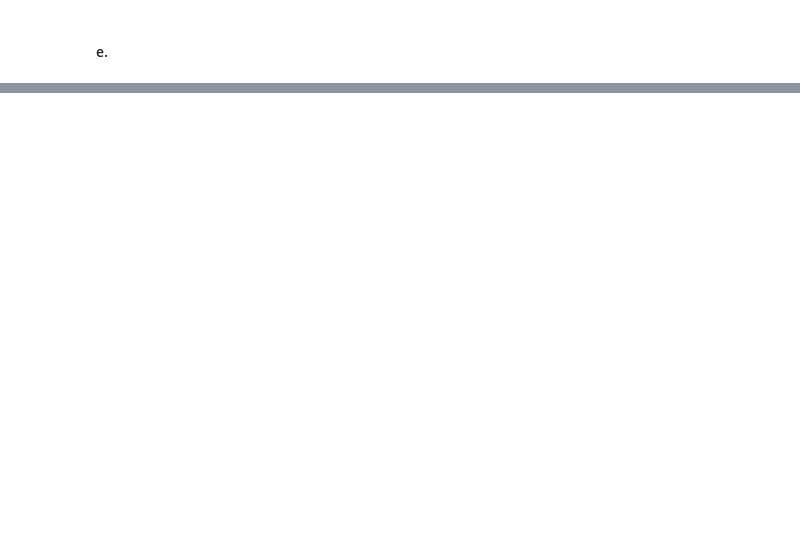
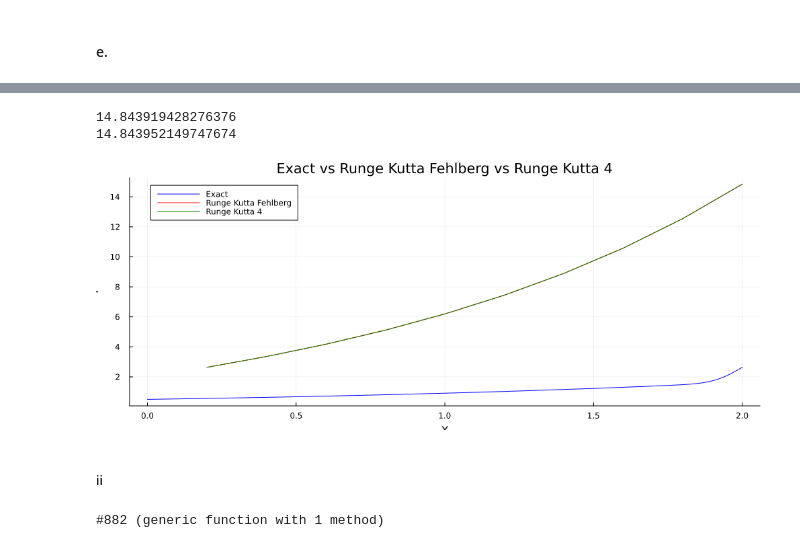
Before and after one commit to DaveAlsina/8tavoSemestre, a Jupyter notebook: numerico/taller2/taller2solucion_new.ipynb, the cells around one changed output, grey strips where cells are left out. Cells and saved outputs as stored; diff of their text form; code cells hidden in the pictures; blank space fills up the shorter version.

```diff
--- a/numerico/taller2/taller2solucion_new.ipynb
+++ b/numerico/taller2/taller2solucion_new.ipynb
@@ -706,0 +721,10 @@ plot!(answers[3][1], answers[3][2], legend=true, title="Runge Kutta 4", xlabel="
+# %%
+h = 0.2
+x0 = 0.0
+y0 = 2.0
+tol = 1e-5
+lower_bound = 0.0
+upper_bound = 2.0
+
+y′ = (x, y) -> 4*exp(0.8*x) - 0.5*y
+y = (x) -> exp(-0.5*x)*(3.07692*exp(1.3*x) - 1.07692)
@@ -706,0 +733,6 @@ plot!(answers[3][1], answers[3][2], legend=true, title="Runge Kutta 4", xlabel="
+# %%
+xs1, ys1 = runge_kutta_fehlberg(y′, x0, y0, h, upper_bound, tol, true)
+
+#drop the points bigger than 2
+ys1 = ys1[1:findfirst(x -> x > 1.9, xs1)]
+xs1 = xs1[1:findfirst(x -> x > 1.9, xs1)]
@@ -706,0 +751,7 @@ plot!(answers[3][1], answers[3][2], legend=true, title="Runge Kutta 4", xlabel="
+# %%
+parade_condition = (x, x_new, y, y_new) -> (x_new > upper_bound)
+xs2, ys2 = runge_kutta_4(y′, x0, y0, h, tol, parade_condition = parade_condition)
+
+#drop the points bigger than 2
+ys2 = ys2[1:findfirst(x -> x > 1.9, xs2)]
+xs2 = xs2[1:findfirst(x -> x > 1.9, xs2)]
@@ -706,0 +770,26 @@ plot!(answers[3][1], answers[3][2], legend=true, title="Runge Kutta 4", xlabel="
+# %%
+println(ys1[end])
+println(ys2[end])
+
+xdom = [x for x in lower_bound:0.01:upper_bound]
+
+plot(xdom, y.(xdom), label = "Exact", legend=true, title="Exact vs Runge Kutta Fehlberg vs Runge Kutta 4", xlabel="X", ylabel="Y", color=:blue, size=(1000, 400))
+plot!(xs1, ys1, label = "Runge Kutta Fehlberg", legend=true, title="Exact vs Runge Kutta Fehlberg vs Runge Kutta 4", xlabel="X", ylabel="Y", color=:red, size=(1000, 400))
+plot!(xs2, ys2, label = "Runge Kutta 4", legend=true, title="Exact vs Runge Kutta Fehlberg vs Runge Kutta 4", xlabel="X", ylabel="Y", color=:green, size=(1000, 400))
+# %% [output]
+14.843919428276376
+14.843952149747674
+[figure, added]
+# %% [markdown]
+##### ii
+# %%
+lower_bound = 0.0
+upper_bound = 4.0
+h = 0.25
+x0 = 0.0
+y0 = 0.5
+tol = 1e-5
+
+y′ = (x,y) -> 10*exp(-(x-2)^2/(2*0.075^2)) + 0.6*y
+# %% [output]
+#882 (generic function with 1 method)
```
Also changed, not shown: parts of 14 cells of this notebook, 1 other file.
